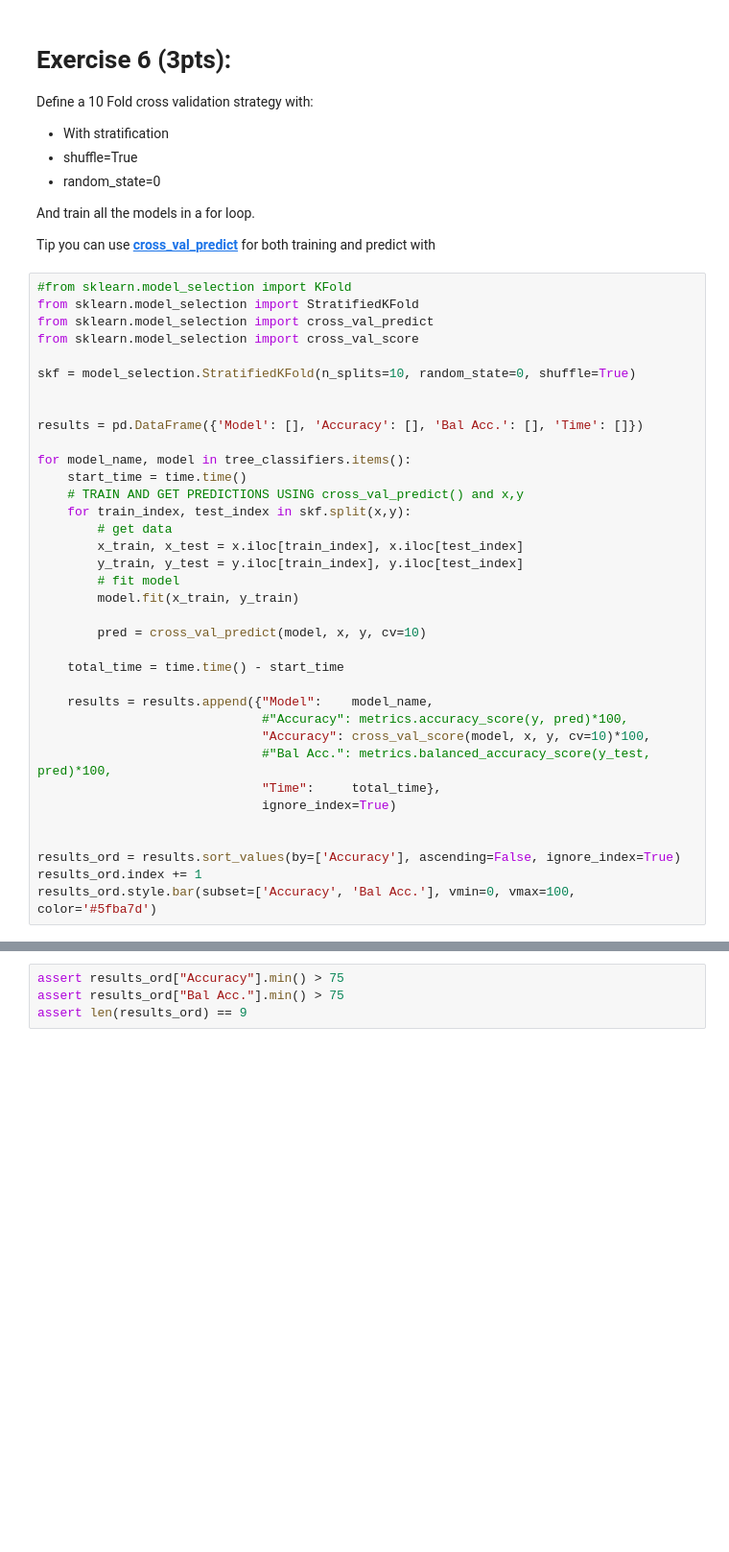
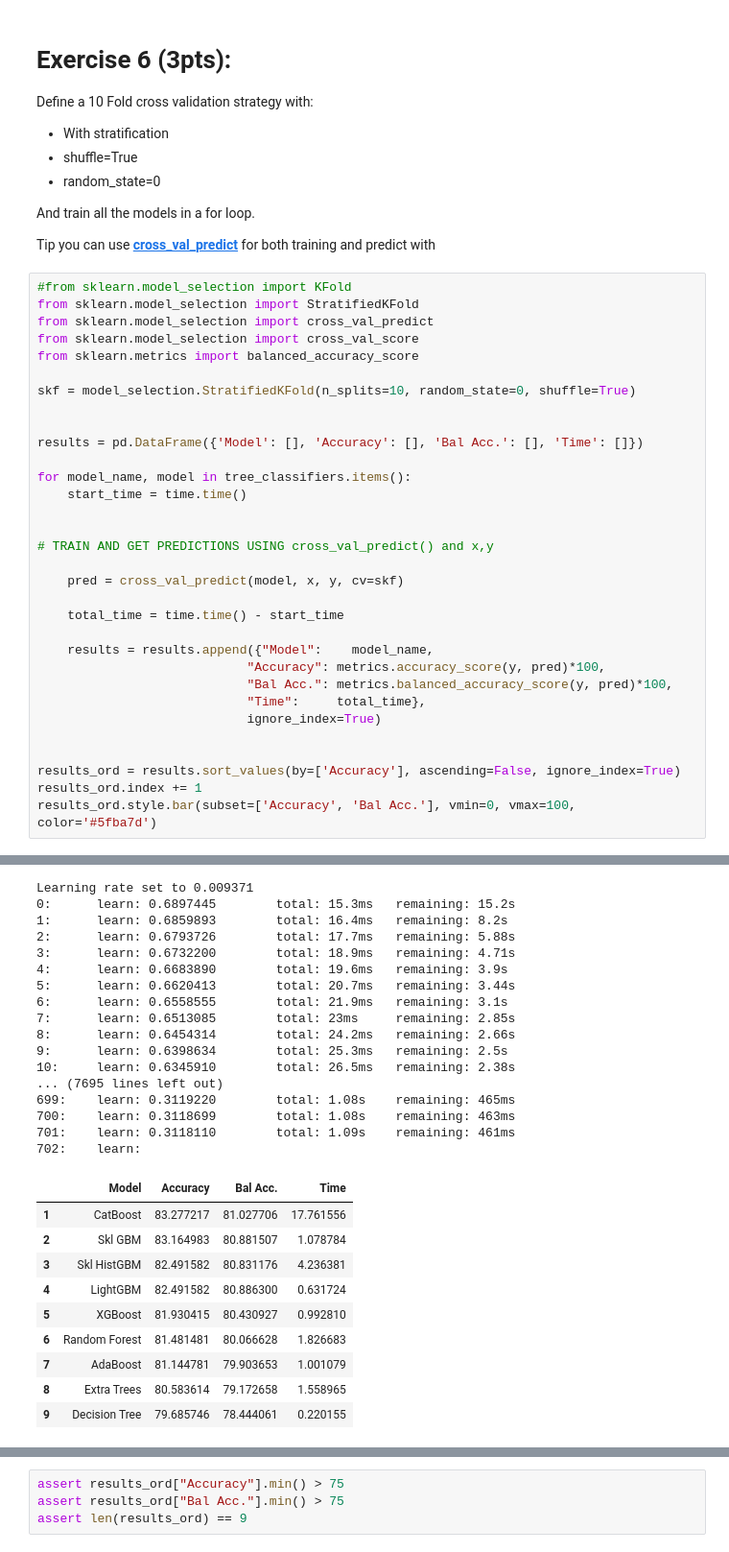
Before and after one commit to Jeko-Mus/Machine-Learning, a Jupyter notebook: Week_Chapters/09. Robust ML/fe1_.ipynb, the cells around one changed output, grey strips where cells are left out. Shown at 96% size. Cells and saved outputs as stored; diff of their text form; blank space fills up the shorter version.

```diff
--- a/Week_Chapters/09. Robust ML/fe1_.ipynb
+++ b/Week_Chapters/09. Robust ML/fe1_.ipynb
@@ -421,6 +421,7 @@ Tip you can use **[cross_val_predict](https://scikit-learn.org/stable/modules/ge
 from sklearn.model_selection import StratifiedKFold
 from sklearn.model_selection import cross_val_predict
 from sklearn.model_selection import cross_val_score
+from sklearn.metrics import balanced_accuracy_score
 
 skf = model_selection.StratifiedKFold(n_splits=10, random_state=0, shuffle=True)
 
@@ -429,24 +430,19 @@ results = pd.DataFrame({'Model': [], 'Accuracy': [], 'Bal Acc.': [], 'Time': []}
 
 for model_name, model in tree_classifiers.items():
     start_time = time.time()
-    # TRAIN AND GET PREDICTIONS USING cross_val_predict() and x,y
-    for train_index, test_index in skf.split(x,y):
-    	# get data
-        x_train, x_test = x.iloc[train_index], x.iloc[test_index]
-        y_train, y_test = y.iloc[train_index], y.iloc[test_index]
-        # fit model
-        model.fit(x_train, y_train)
 
-        pred = cross_val_predict(model, x, y, cv=10)
+
+# TRAIN AND GET PREDICTIONS USING cross_val_predict() and x,y
+
+    pred = cross_val_predict(model, x, y, cv=skf)
 
     total_time = time.time() - start_time
 
     results = results.append({"Model":    model_name,
-                              #"Accuracy": metrics.accuracy_score(y, pred)*100,
-                              "Accuracy": cross_val_score(model, x, y, cv=10)*100,
-                              #"Bal Acc.": metrics.balanced_accuracy_score(y_test, pred)*100,
-                              "Time":     total_time},
-                              ignore_index=True)
+                            "Accuracy": metrics.accuracy_score(y, pred)*100,
+                            "Bal Acc.": metrics.balanced_accuracy_score(y, pred)*100,
+                            "Time":     total_time},
+                            ignore_index=True)
 
 
 results_ord = results.sort_values(by=['Accuracy'], ascending=False, ignore_index=True)
@@ -456,0 +463,27 @@ KeyboardInterrupt:
+Learning rate set to 0.009371
+0:      learn: 0.6897445        total: 15.3ms   remaining: 15.2s
+1:      learn: 0.6859893        total: 16.4ms   remaining: 8.2s
+2:      learn: 0.6793726        total: 17.7ms   remaining: 5.88s
+3:      learn: 0.6732200        total: 18.9ms   remaining: 4.71s
+4:      learn: 0.6683890        total: 19.6ms   remaining: 3.9s
+5:      learn: 0.6620413        total: 20.7ms   remaining: 3.44s
+6:      learn: 0.6558555        total: 21.9ms   remaining: 3.1s
+7:      learn: 0.6513085        total: 23ms     remaining: 2.85s
+8:      learn: 0.6454314        total: 24.2ms   remaining: 2.66s
+9:      learn: 0.6398634        total: 25.3ms   remaining: 2.5s
+10:     learn: 0.6345910        total: 26.5ms   remaining: 2.38s
+... (7695 lines left out)
+699:    learn: 0.3119220        total: 1.08s    remaining: 465ms
+700:    learn: 0.3118699        total: 1.08s    remaining: 463ms
+701:    learn: 0.3118110        total: 1.09s    remaining: 461ms
+702:    learn:
+|  | Model | Accuracy | Bal Acc. | Time |
+| 1 | CatBoost | 83.277217 | 81.027706 | 17.761556 |
+| 2 | Skl GBM | 83.164983 | 80.881507 | 1.078784 |
+| 3 | Skl HistGBM | 82.491582 | 80.831176 | 4.236381 |
+| 4 | LightGBM | 82.491582 | 80.886300 | 0.631724 |
+| 5 | XGBoost | 81.930415 | 80.430927 | 0.992810 |
+| 6 | Random Forest | 81.481481 | 80.066628 | 1.826683 |
+| 7 | AdaBoost | 81.144781 | 79.903653 | 1.001079 |
+| 8 | Extra Trees | 80.583614 | 79.172658 | 1.558965 |
+| 9 | Decision Tree | 79.685746 | 78.444061 | 0.220155 |
```
Also changed, not shown: parts of 4 cells of this notebook.
